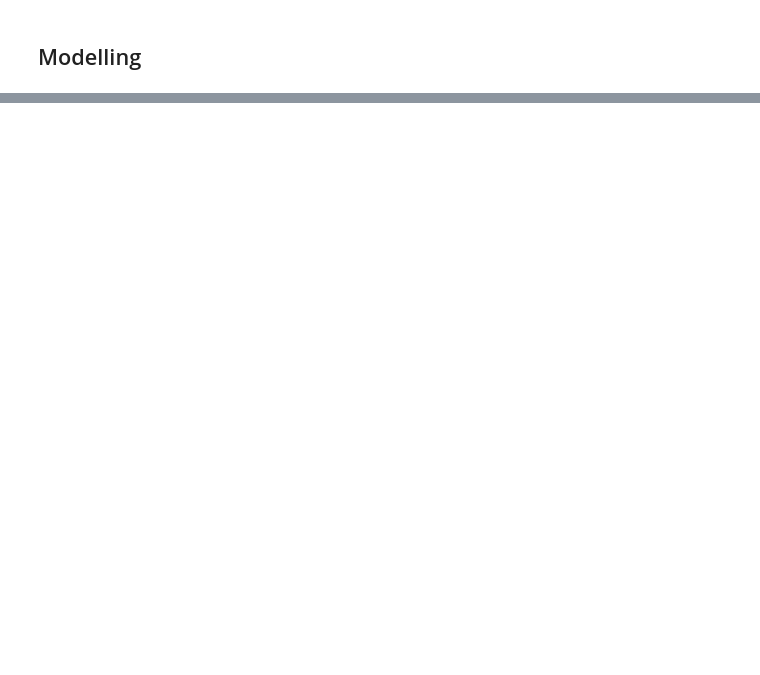
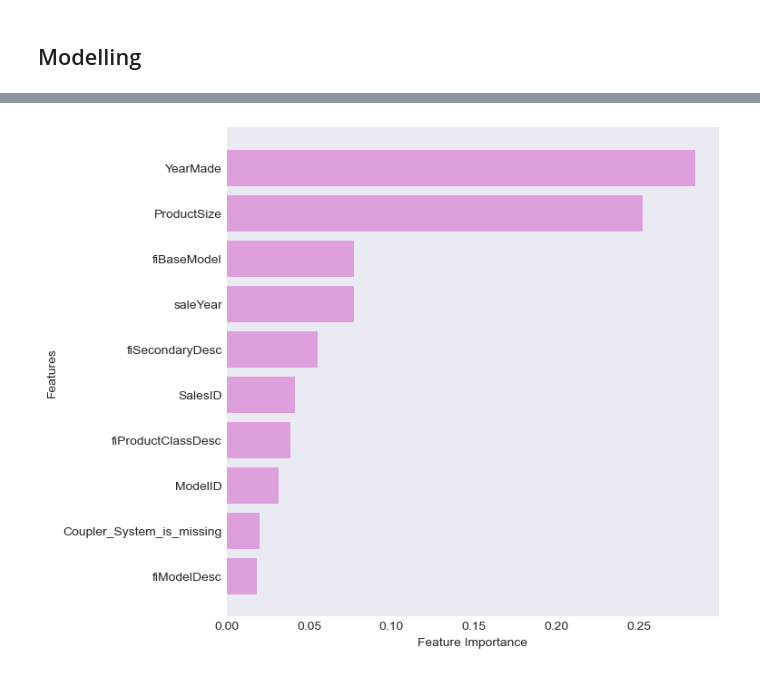
Before and after one commit to Yogesh914/bulldozer_price_prediction_project, a Jupyter notebook: bulldozer_price_prediction.ipynb, the cells around one changed output, grey strips where cells are left out. Drawn from its saved outputs; the diff is of its cells as text; code cells hidden in the pictures; blank space fills up the shorter version.

Commit message:
finished evaluation and feature importance

```diff
--- a/bulldozer_price_prediction.ipynb
+++ b/bulldozer_price_prediction.ipynb
@@ -401,0 +477,14 @@ RandomForestRegressor(n_jobs=-1, random_state=8)
+# %%
+%%time
+from sklearn.model_selection import RandomizedSearchCV
+
+rs_grid = {"n_estimators": np.arange(10, 100, 10),
+           "min_samples_split": np.arange(2, 20, 2),
+           "max_depth": [None, 5, 10, 15],
+           "min_samples_leaf": np.arange(1, 20, 2),
+           "max_features": ["sqrt", "log2", None],
+           "max_samples": [10000]}
+
+rs_model = RandomizedSearchCV(RandomForestRegressor(n_jobs=-1, random_state=8), param_distributions=rs_grid, n_iter=100, n_jobs=-1, cv=5, verbose=1)
+
+rs_model.fit(X_train, y_train)
@@ -401,0 +525,6 @@ RandomForestRegressor(n_jobs=-1, random_state=8)
+# %%
+%%time
+
+ideal_model = RandomForestRegressor(n_estimators=30, min_samples_split=8, min_samples_leaf=1, max_features=None, max_depth=15, n_jobs=-1, random_state=8, max_samples=None)
+
+ideal_model.fit(X_train, y_train)
@@ -401,0 +548,3 @@ RandomForestRegressor(n_jobs=-1, random_state=8)
+# %%
+df_testset = pd.read_csv("data/Test.csv", low_memory=False, parse_dates=["saledate"])
+df_testset.head()
@@ -401,0 +658,15 @@ RandomForestRegressor(n_jobs=-1, random_state=8)
+# %%
+def feature_importance(columns, importances, n=10):
+    features = (pd.DataFrame({"features": columns, "feature importance": importances})
+                .sort_values("feature importance", ascending=False)
+                .reset_index(drop=True)
+    )
+
+    fig, ax = plt.subplots(figsize=(7,7))
+    ax.barh(features["features"][:n], features["feature importance"][:n], color="plum")
+    ax.set(xlabel="Feature Importance", ylabel="Features")
+    ax.invert_yaxis()
+# %%
+feature_importance(df_testset.columns, ideal_model.feature_importances_)
+# %% [output]
+[figure, added]
```
Also changed, not shown: parts of 33 cells of this notebook.
